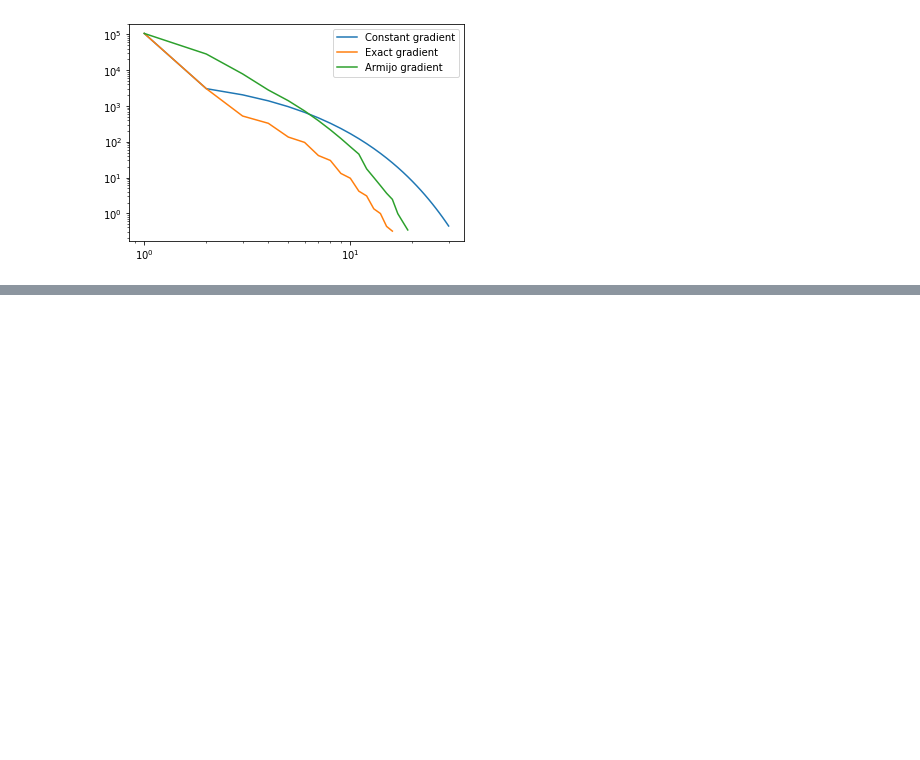
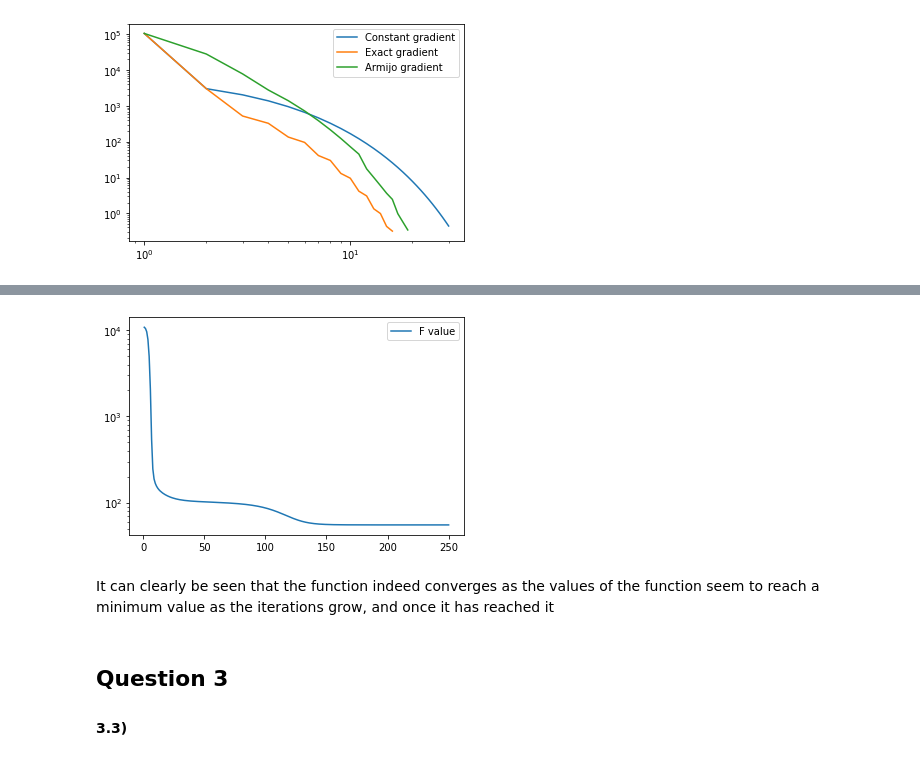
Before and after one commit to OfekGlick/Homework, a Jupyter notebook: NLM/NLM_EX_4.ipynb, the cells around one changed output, grey strips where cells are left out. Cells and saved outputs as stored; diff of their text form; code cells hidden in the pictures; blank space fills up the shorter version.

```diff
--- a/NLM/NLM_EX_4.ipynb
+++ b/NLM/NLM_EX_4.ipynb
@@ -102,0 +133,11 @@ plt.show()
+# %%
+plt.semilogy(np.linspace(1,250,250),fs[:250], label="F value")
+plt.legend()
+plt.show()
+# %% [output]
+[figure, added]
+# %% [markdown]
+It can clearly be seen that the function indeed converges as the values of the function seem to reach a minimum value as the iterations grow, and once it has reached it
+# %% [markdown]
+## Question 3
+#### 3.3)
```
Also changed, not shown: parts of 13 cells of this notebook.
